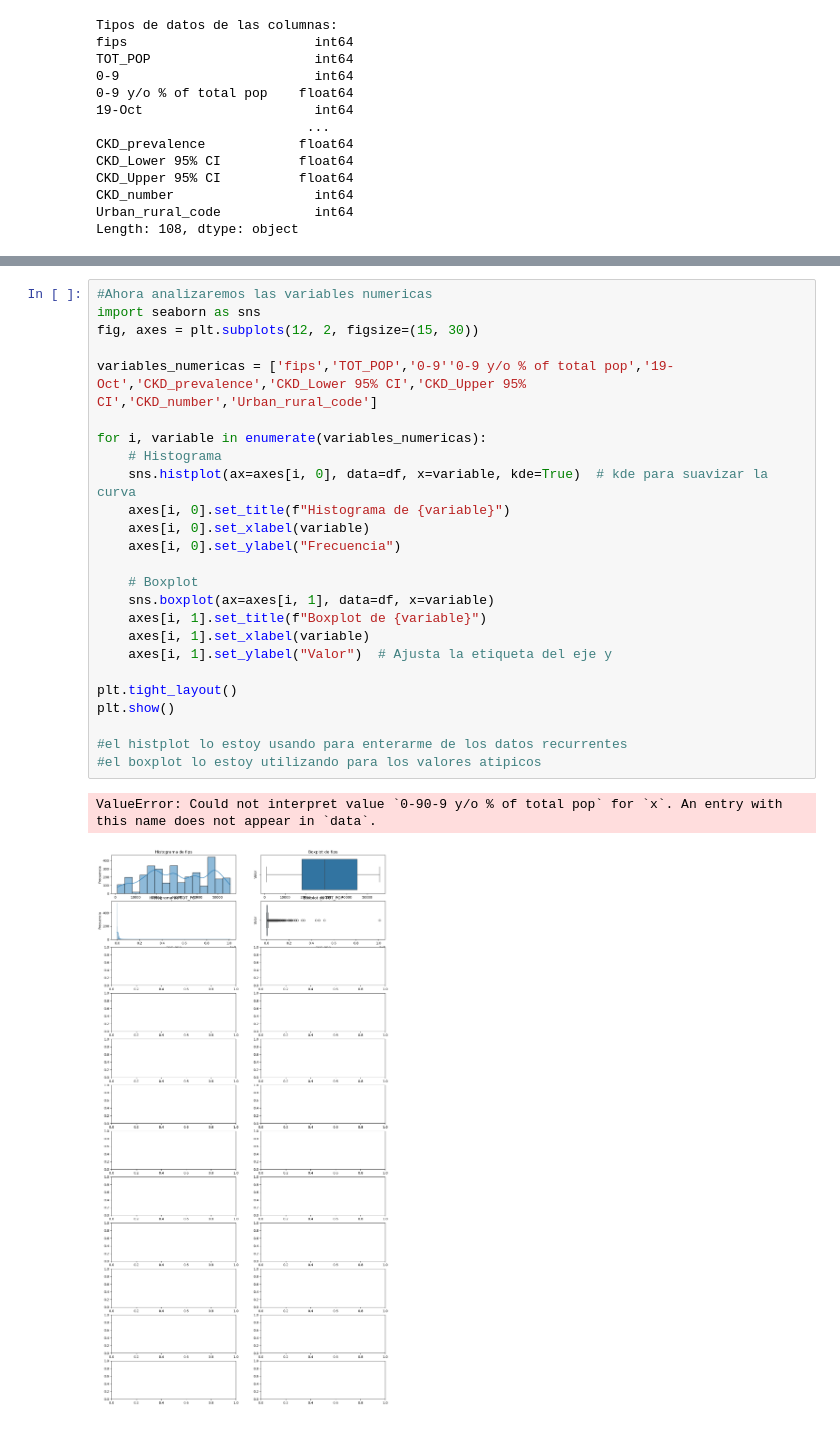
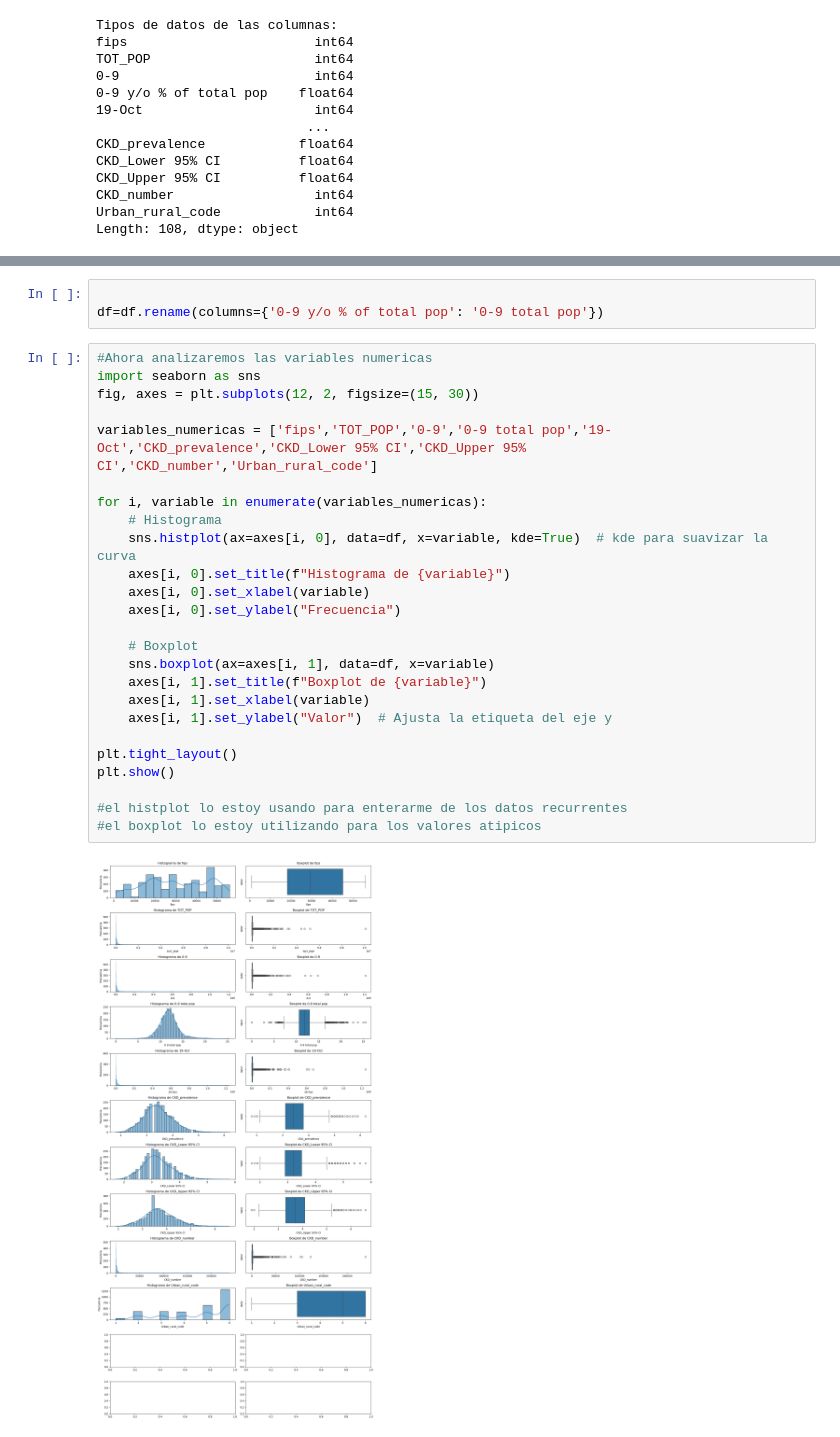
Before and after one commit to Valenfrc/modelos_lineales_regularizados-main, a Jupyter notebook: src/explore.ipynb, the cells around one changed output, grey strips where cells are left out. Drawn from its saved outputs; the diff is of its cells as text.

```diff
--- a/src/explore.ipynb
+++ b/src/explore.ipynb
@@ -131,28 +170,30 @@ Length: 108, dtype: object
+# %%
+
+df=df.rename(columns={'0-9 y/o % of total pop': '0-9 total pop'})
 # %%
 #Ahora analizaremos las variables numericas
 import seaborn as sns
 fig, axes = plt.subplots(12, 2, figsize=(15, 30))
 
-variables_numericas = ['fips','TOT_POP','0-9''0-9 y/o % of total pop','19-Oct','CKD_prevalence','CKD_Lower 95% CI','CKD_Upper 95% CI','CKD_number','Urban_rural_code']
+variables_numericas = ['fips','TOT_POP','0-9','0-9 total pop','19-Oct','CKD_prevalence','CKD_Lower 95% CI','CKD_Upper 95% CI','CKD_number','Urban_rural_code']
 
 for i, variable in enumerate(variables_numericas):
     # Histograma
     sns.histplot(ax=axes[i, 0], data=df, x=variable, kde=True)  # kde para suavizar la curva
     axes[i, 0].set_title(f"Histograma de {variable}")
     axes[i, 0].set_xlabel(variable)
     axes[i, 0].set_ylabel("Frecuencia")
 
     # Boxplot
     sns.boxplot(ax=axes[i, 1], data=df, x=variable)
     axes[i, 1].set_title(f"Boxplot de {variable}")
     axes[i, 1].set_xlabel(variable)
     axes[i, 1].set_ylabel("Valor")  # Ajusta la etiqueta del eje y
 
 plt.tight_layout()
 plt.show()
 
 #el histplot lo estoy usando para enterarme de los datos recurrentes
 #el boxplot lo estoy utilizando para los valores atipicos
 # %% [output]
-ValueError: Could not interpret value `0-90-9 y/o % of total pop` for `x`. An entry with this name does not appear in `data`.
-[figure, old version]
+[figure, new version]
```
Also changed, not shown: parts of 5 cells of this notebook.
